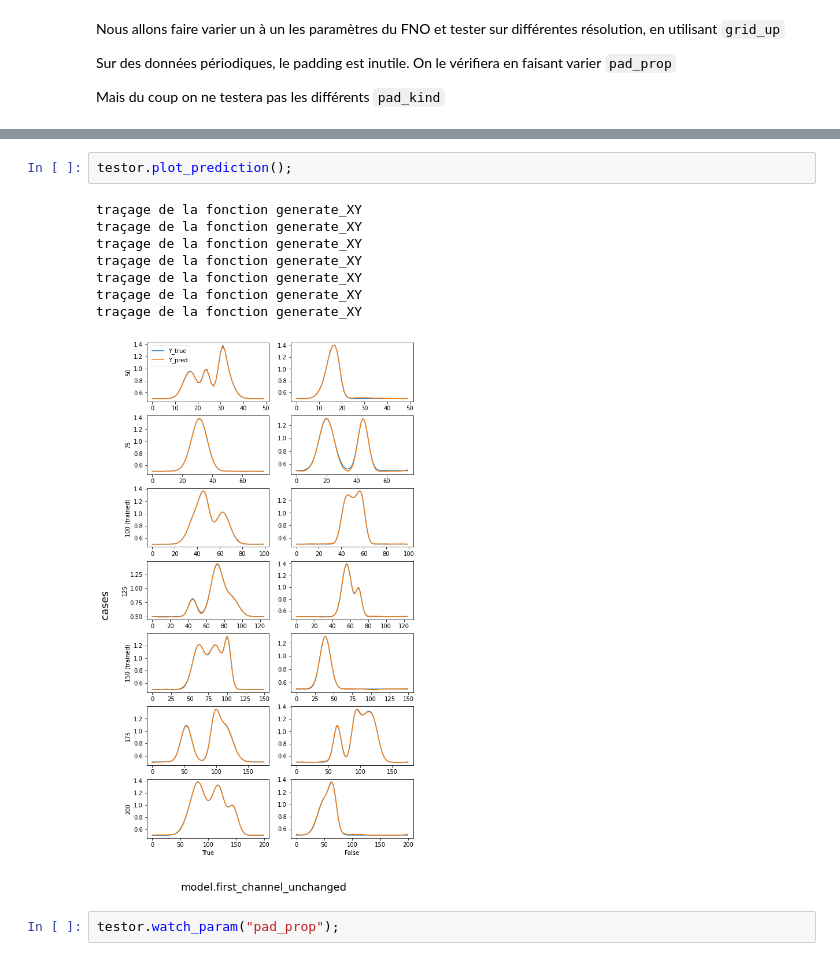
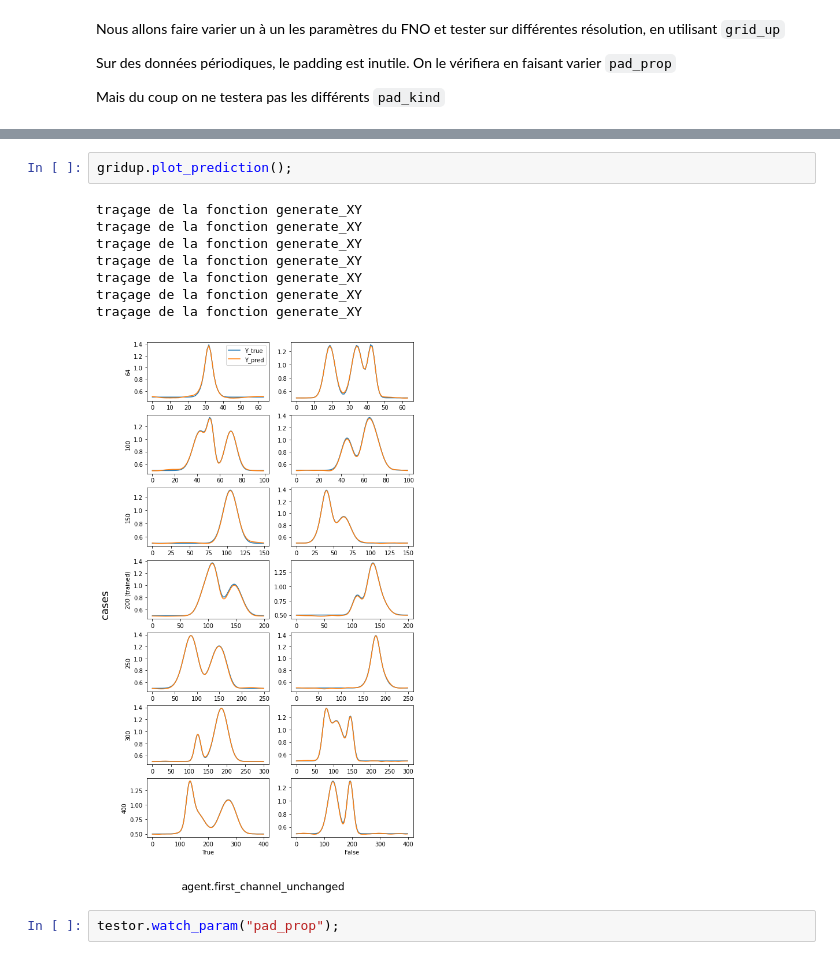
Before and after one commit to vincentvigon/small_libs, a Jupyter notebook: fourier_neural_operator/test_newton/run1_newton_with_grid_up.ipynb, the cells around one changed output, grey strips where cells are left out. Drawn from its saved outputs; the diff is of its cells as text.

```diff
--- a/fourier_neural_operator/test_newton/run1_newton_with_grid_up.ipynb
+++ b/fourier_neural_operator/test_newton/run1_newton_with_grid_up.ipynb
@@ -325,14 +337,14 @@ testor.plot_last_result();
 # %%
-testor.plot_prediction();
+gridup.plot_prediction();
 # %% [output]
 traçage de la fonction generate_XY
 traçage de la fonction generate_XY
 traçage de la fonction generate_XY
 traçage de la fonction generate_XY
 traçage de la fonction generate_XY
 traçage de la fonction generate_XY
 traçage de la fonction generate_XY
-[figure, old version]
+[figure, new version]
 # %%
 testor.watch_param("pad_prop");
 # %% [output]
```
Also changed, not shown: parts of 6 cells of this notebook, 1 other file.
